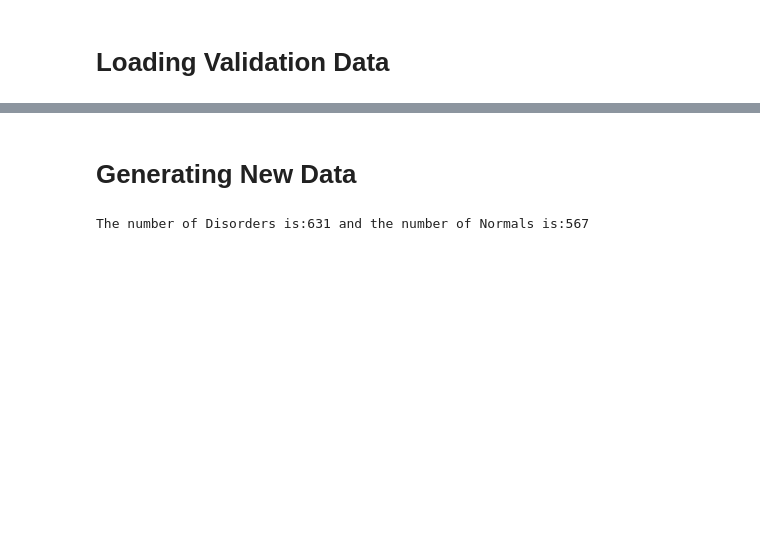
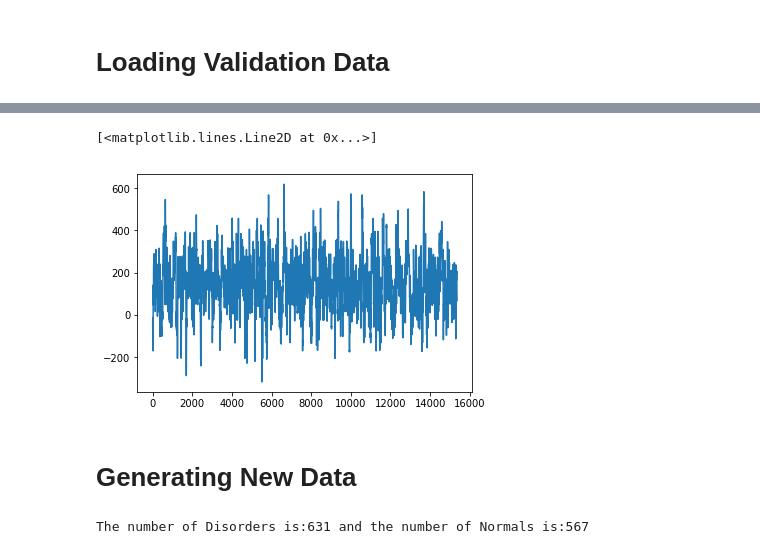
Before and after one commit to alifele/EEG-SelfResearch, a Jupyter notebook: Ensemble.ipynb, the cells around one changed output, grey strips where cells are left out. Cells and saved outputs as stored; diff of their text form; code cells hidden in the pictures; blank space fills up the shorter version.

```diff
--- a/Ensemble.ipynb
+++ b/Ensemble.ipynb
@@ -90,3 +88,8 @@ FileNotFoundError: ignored
+# %%
+plt.plot(DATA_[4][5])
+# %% [output]
+[<matplotlib.lines.Line2D at 0x...>]
+[figure, added]
 # %% [markdown]
 # Generating New Data
 # %%
```
Also changed, not shown: parts of 23 cells of this notebook.
